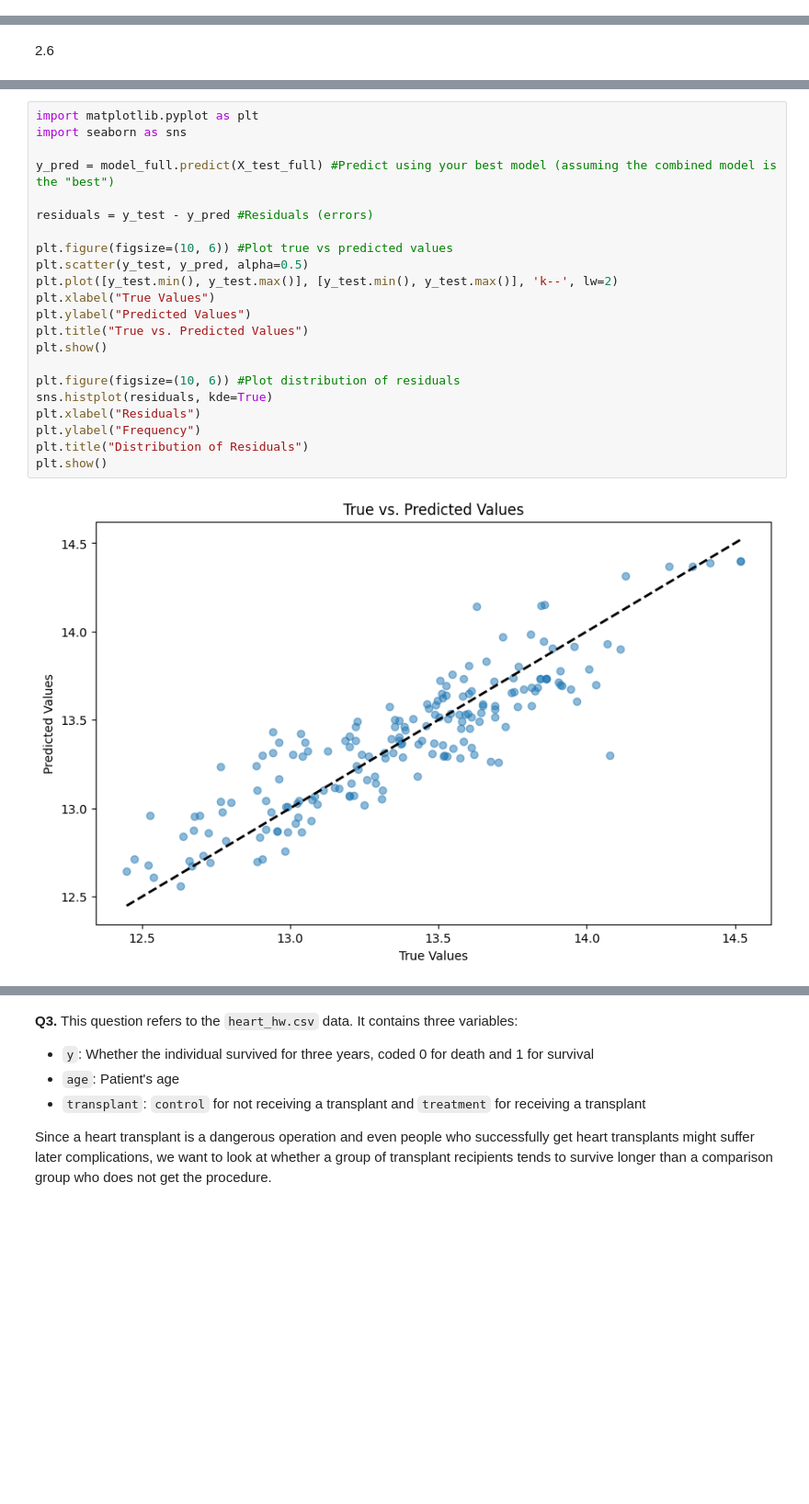
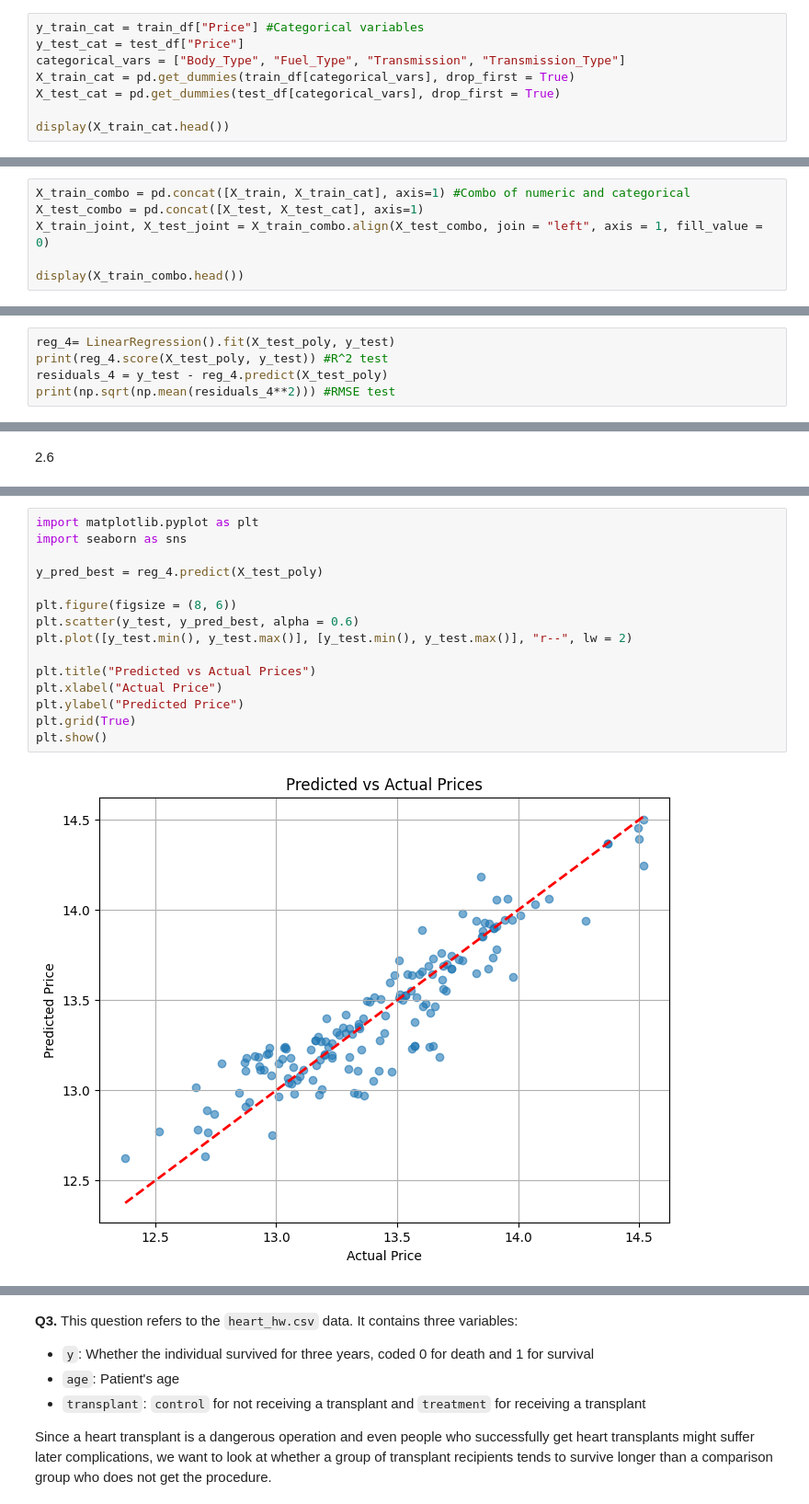
Before and after one commit to mchen899923/linear_models_assignment, a Jupyter notebook: assignment.ipynb, the cells around one changed output, grey strips where cells are left out. Shown: that part at 92% size. Cells and saved outputs as stored; diff of their text form; blank space fills up the shorter version.

```diff
--- a/assignment.ipynb
+++ b/assignment.ipynb
@@ -341,0 +238,8 @@ Combined Model Improves R² by 0.194 Over the Best Single-Type Model
+# %%
+y_train_cat = train_df["Price"] #Categorical variables
+y_test_cat = test_df["Price"]
+categorical_vars = ["Body_Type", "Fuel_Type", "Transmission", "Transmission_Type"]
+X_train_cat = pd.get_dummies(train_df[categorical_vars], drop_first = True)
+X_test_cat = pd.get_dummies(test_df[categorical_vars], drop_first = True)
+
+display(X_train_cat.head())
@@ -341,0 +264,6 @@ Combined Model Improves R² by 0.194 Over the Best Single-Type Model
+# %%
+X_train_combo = pd.concat([X_train, X_train_cat], axis=1) #Combo of numeric and categorical
+X_test_combo = pd.concat([X_test, X_test_cat], axis=1)
+X_train_joint, X_test_joint = X_train_combo.align(X_test_combo, join = "left", axis = 1, fill_value = 0)
+
+display(X_train_combo.head())
@@ -385,0 +321,5 @@ print(results_df)
+# %%
+reg_4= LinearRegression().fit(X_test_poly, y_test)
+print(reg_4.score(X_test_poly, y_test)) #R^2 test
+residuals_4 = y_test - reg_4.predict(X_test_poly)
+print(np.sqrt(np.mean(residuals_4**2))) #RMSE test
@@ -390,24 +335,17 @@ Training R^2 increases with the degree as the model gets more flexible. It seems
 # %%
 import matplotlib.pyplot as plt
 import seaborn as sns
 
-y_pred = model_full.predict(X_test_full) #Predict using your best model (assuming the combined model is the "best")
+y_pred_best = reg_4.predict(X_test_poly)
 
-residuals = y_test - y_pred #Residuals (errors)
+plt.figure(figsize = (8, 6))
+plt.scatter(y_test, y_pred_best, alpha = 0.6)
+plt.plot([y_test.min(), y_test.max()], [y_test.min(), y_test.max()], "r--", lw = 2)
 
-plt.figure(figsize=(10, 6)) #Plot true vs predicted values
-plt.scatter(y_test, y_pred, alpha=0.5)
-plt.plot([y_test.min(), y_test.max()], [y_test.min(), y_test.max()], 'k--', lw=2)
-plt.xlabel("True Values")
-plt.ylabel("Predicted Values")
-plt.title("True vs. Predicted Values")
+plt.title("Predicted vs Actual Prices")
+plt.xlabel("Actual Price")
+plt.ylabel("Predicted Price")
+plt.grid(True)
 plt.show()
-
-plt.figure(figsize=(10, 6)) #Plot distribution of residuals
-sns.histplot(residuals, kde=True)
-plt.xlabel("Residuals")
-plt.ylabel("Frequency")
-plt.title("Distribution of Residuals")
-plt.show()
 # %% [output]
-[figure, old version]
+[figure, new version]
```
Also changed, not shown: parts of 35 cells of this notebook.
